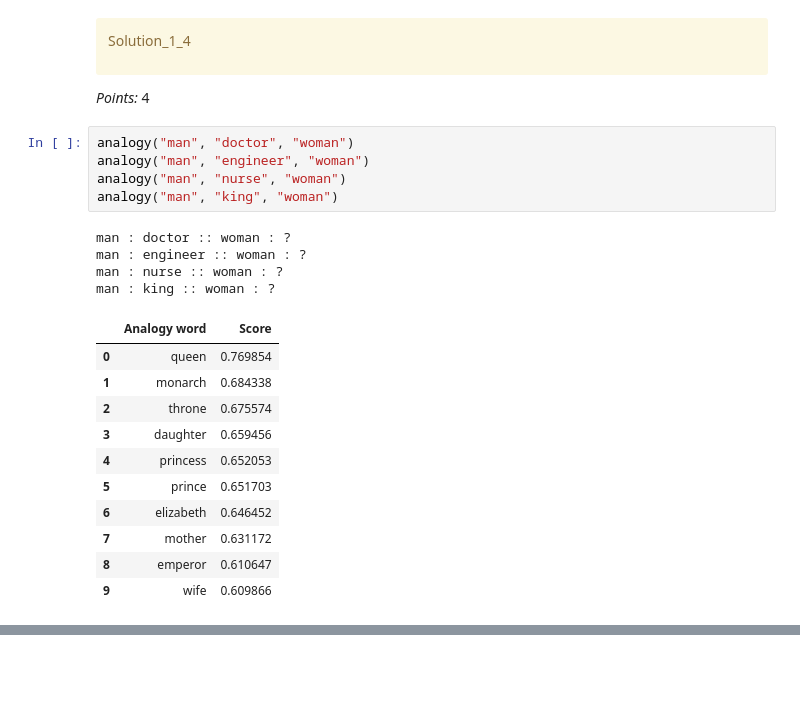
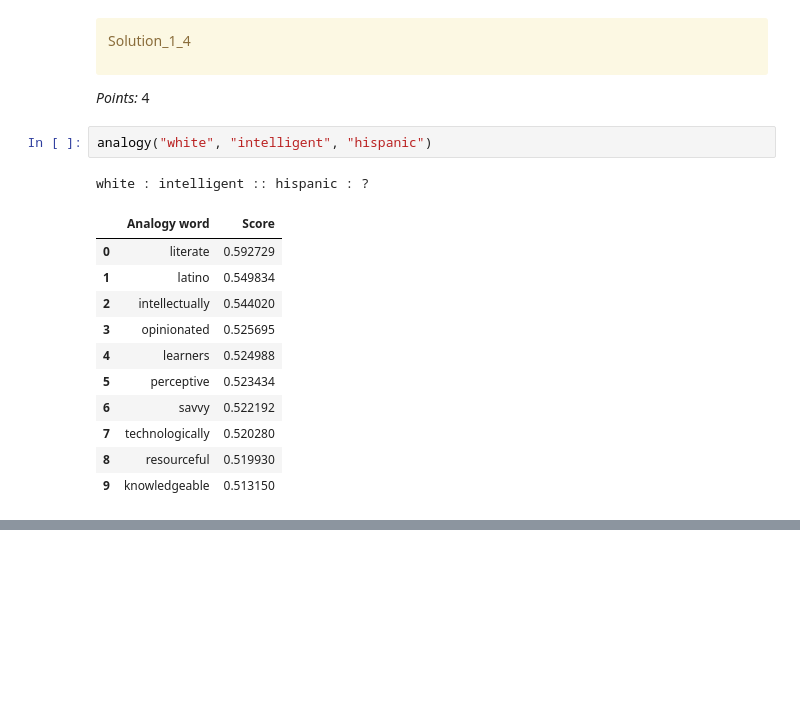
Before and after one commit to miketham24/cpsc330_hw7, a Jupyter notebook: hw7.ipynb, the cells around one changed output, grey strips where cells are left out. Saved outputs shown, nothing was run; the diff lists cells and outputs as text; blank space fills up the shorter version.

```diff
--- a/hw7.ipynb
+++ b/hw7.ipynb
@@ -316,23 +314,17 @@ Solution_1_4
 
 _Points:_ 4
 # %%
-analogy("man", "doctor", "woman")
-analogy("man", "engineer", "woman")
-analogy("man", "nurse", "woman")
-analogy("man", "king", "woman")
+analogy("white", "intelligent", "hispanic")
 # %% [output]
-man : doctor :: woman : ?
-man : engineer :: woman : ?
-man : nurse :: woman : ?
-man : king :: woman : ?
+white : intelligent :: hispanic : ?
 |  | Analogy word | Score |
-| 0 | queen | 0.769854 |
-| 1 | monarch | 0.684338 |
-| 2 | throne | 0.675574 |
-| 3 | daughter | 0.659456 |
-| 4 | princess | 0.652053 |
-| 5 | prince | 0.651703 |
-| 6 | elizabeth | 0.646452 |
-| 7 | mother | 0.631172 |
-| 8 | emperor | 0.610647 |
-| 9 | wife | 0.609866 |
+| 0 | literate | 0.592729 |
+| 1 | latino | 0.549834 |
+| 2 | intellectually | 0.544020 |
+| 3 | opinionated | 0.525695 |
+| 4 | learners | 0.524988 |
+| 5 | perceptive | 0.523434 |
+| 6 | savvy | 0.522192 |
+| 7 | technologically | 0.520280 |
+| 8 | resourceful | 0.519930 |
+| 9 | knowledgeable | 0.513150 |
```
Also changed, not shown: parts of 12 cells of this notebook, 1 other file.
